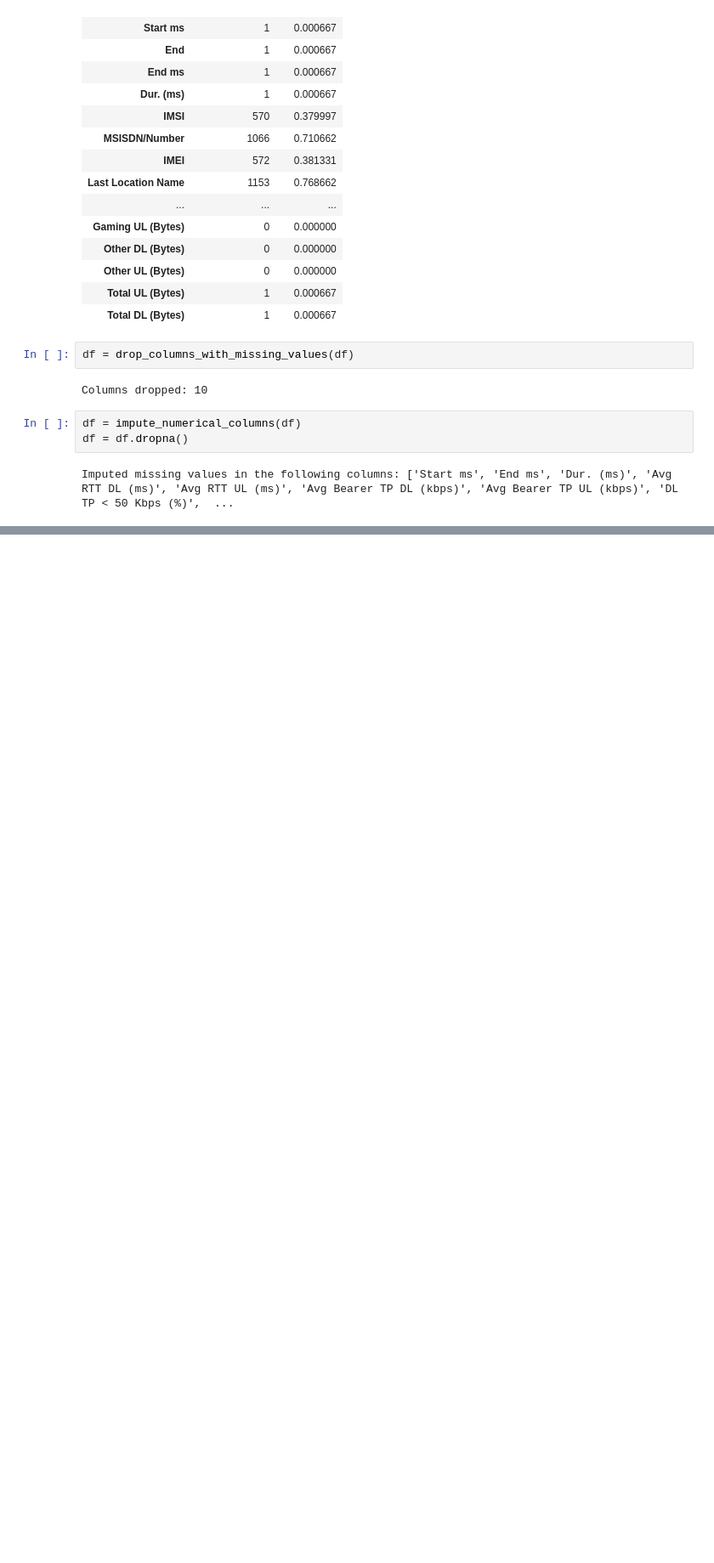
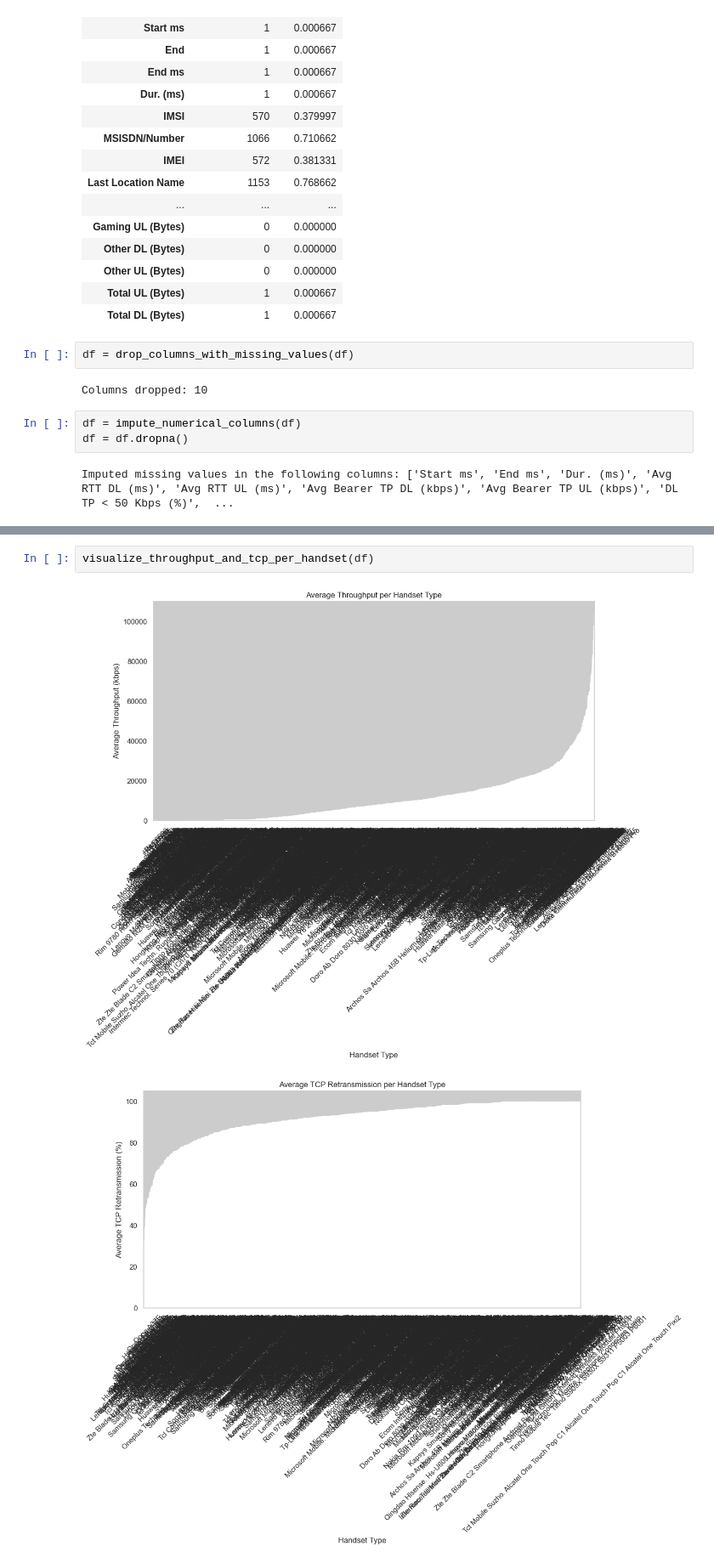
Before and after one commit to Ephrem0001/Telecommunication-dataset-analysis, a Jupyter notebook: notebooks/Experience_Analytics.ipynb, the cells around one changed output, grey strips where cells are left out. Shown at 85% size. Cells and saved outputs as stored; diff of their text form; blank space fills up the shorter version.

```diff
--- a/notebooks/Experience_Analytics.ipynb
+++ b/notebooks/Experience_Analytics.ipynb
@@ -256,0 +121,5 @@ max     3.368369e+10  48462.000000       10.500000      2.0
+# %%
+visualize_throughput_and_tcp_per_handset(df)
+# %% [output]
+[figure, added]
+[figure, added]
```
Also changed, not shown: parts of 14 cells of this notebook, 1 other file.
